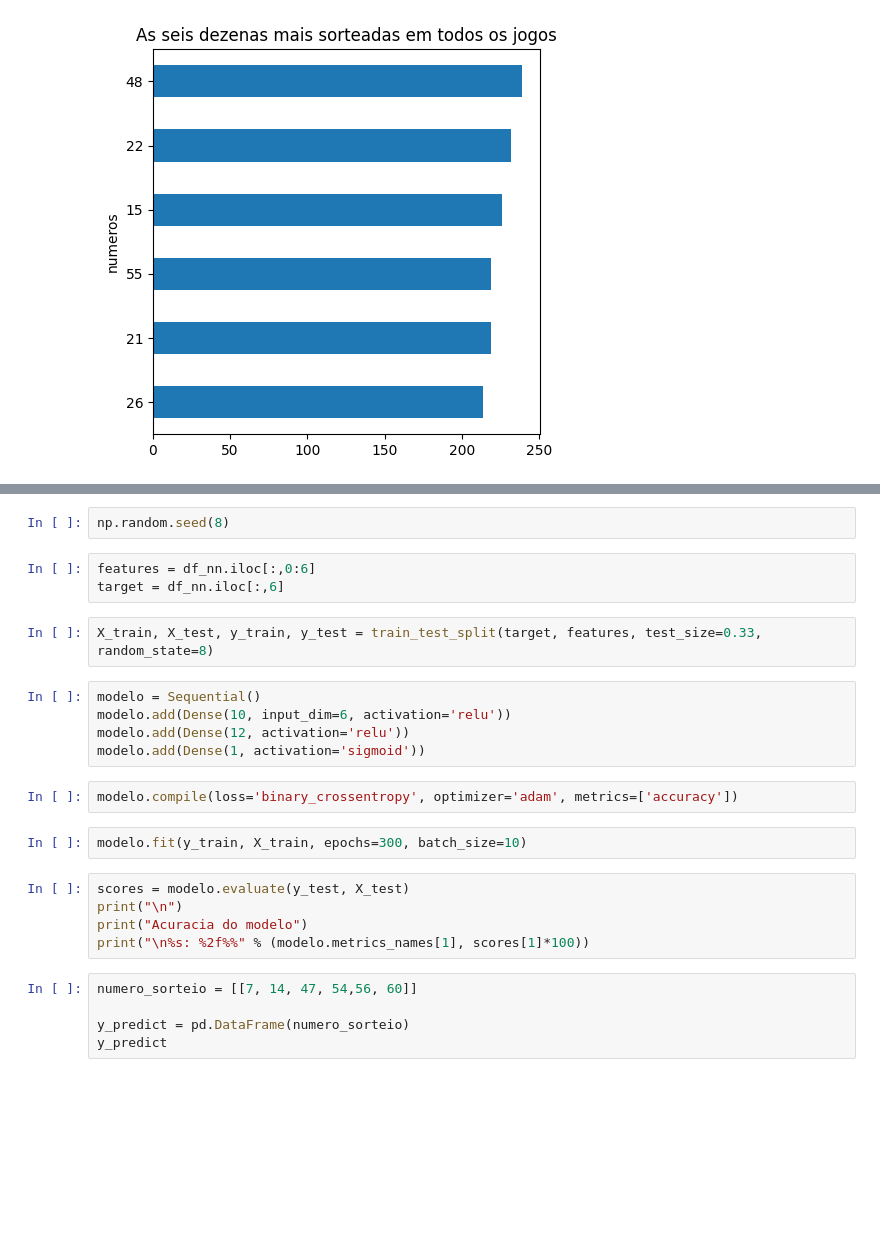
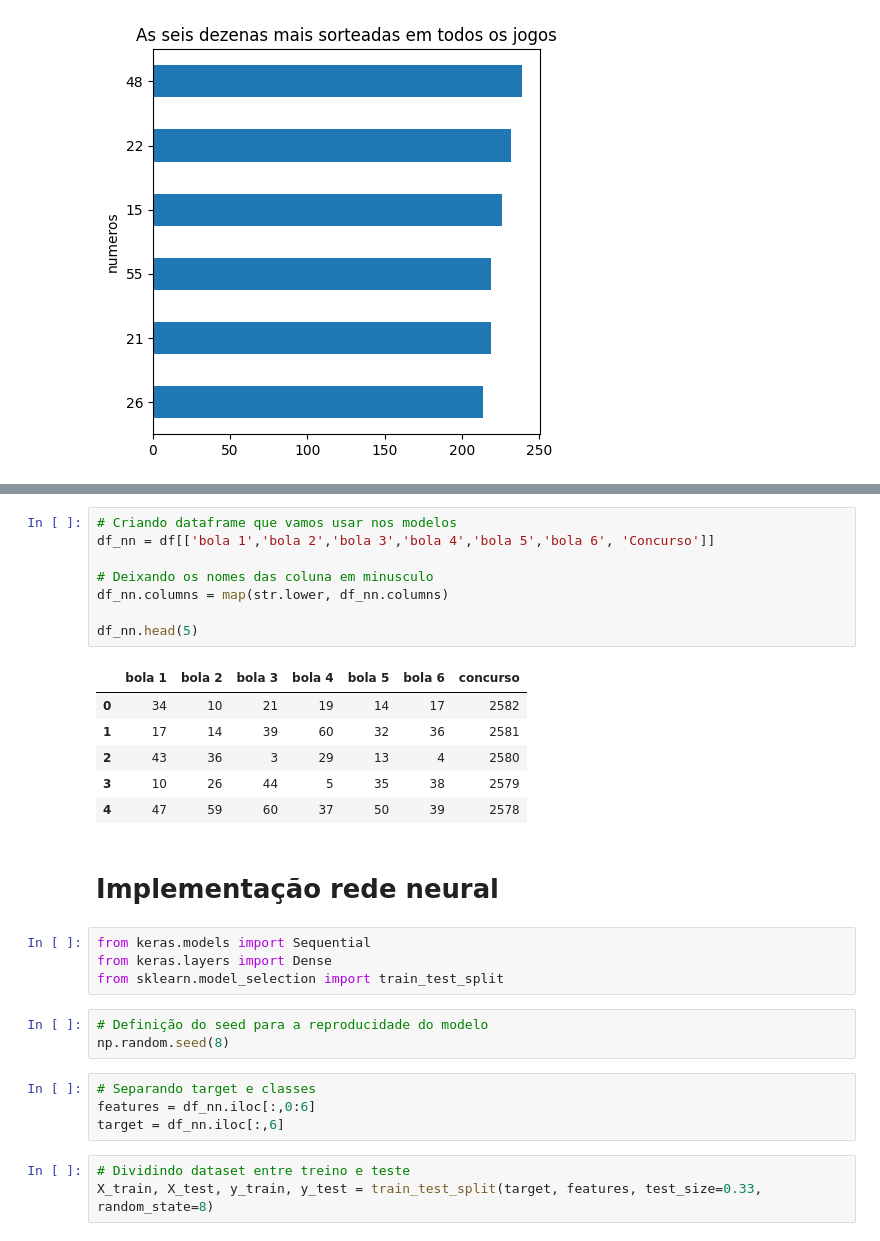
Before and after one commit to joaosilvacruz/rede-neural-loteria, a Jupyter notebook: analise-loteria.ipynb, the cells around one changed output, grey strips where cells are left out. Drawn from its saved outputs; the diff is of its cells as text; blank space fills up the shorter version.

```diff
--- a/analise-loteria.ipynb
+++ b/analise-loteria.ipynb
@@ -119,26 +120,31 @@ ModuleNotFoundError: No module named 'keras'
-# %%
-np.random.seed(8)
-# %%
-features = df_nn.iloc[:,0:6]
-target = df_nn.iloc[:,6]
-# %%
-X_train, X_test, y_train, y_test = train_test_split(target, features, test_size=0.33, random_state=8)
-# %%
-modelo = Sequential()
-modelo.add(Dense(10, input_dim=6, activation='relu'))
-modelo.add(Dense(12, activation='relu'))
-modelo.add(Dense(1, activation='sigmoid'))
-# %%
-modelo.compile(loss='binary_crossentropy', optimizer='adam', metrics=['accuracy'])
-# %%
-modelo.fit(y_train, X_train, epochs=300, batch_size=10)
-# %%
-scores = modelo.evaluate(y_test, X_test)
-print("\n")
-print("Acuracia do modelo")
-print("\n%s: %2f%%" % (modelo.metrics_names[1], scores[1]*100))
-# %%
-numero_sorteio = [[7, 14, 47, 54,56, 60]]
-
-y_predict = pd.DataFrame(numero_sorteio)
-y_predict
+# %%
+# Criando dataframe que vamos usar nos modelos
+df_nn = df[['bola 1','bola 2','bola 3','bola 4','bola 5','bola 6', 'Concurso']]
+
+# Deixando os nomes das coluna em minusculo
+df_nn.columns = map(str.lower, df_nn.columns)
+
+df_nn.head(5)
+# %% [output]
+|  | bola 1 | bola 2 | bola 3 | bola 4 | bola 5 | bola 6 | concurso |
+| 0 | 34 | 10 | 21 | 19 | 14 | 17 | 2582 |
+| 1 | 17 | 14 | 39 | 60 | 32 | 36 | 2581 |
+| 2 | 43 | 36 | 3 | 29 | 13 | 4 | 2580 |
+| 3 | 10 | 26 | 44 | 5 | 35 | 38 | 2579 |
+| 4 | 47 | 59 | 60 | 37 | 50 | 39 | 2578 |
+# %% [markdown]
+# Implementação rede neural
+# %%
+from keras.models import Sequential
+from keras.layers import Dense
+from sklearn.model_selection import train_test_split
+# %%
+# Definição do seed para a reproducidade do modelo
+np.random.seed(8)
+# %%
+# Separando target e classes
+features = df_nn.iloc[:,0:6]
+target = df_nn.iloc[:,6]
+# %%
+# Dividindo dataset entre treino e teste
+X_train, X_test, y_train, y_test = train_test_split(target, features, test_size=0.33, random_state=8)
```
Also changed, not shown: parts of 11 cells of this notebook.
